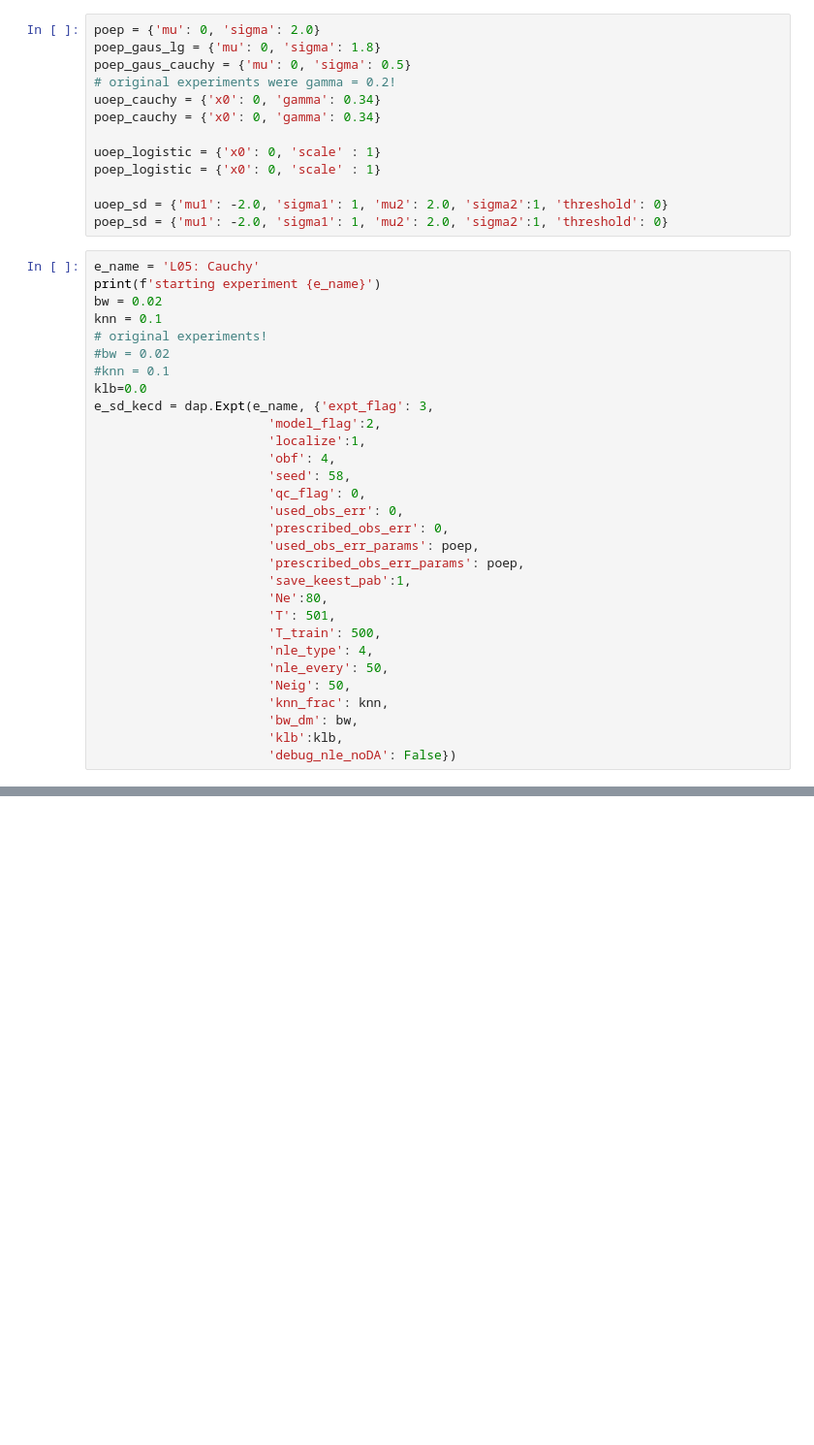
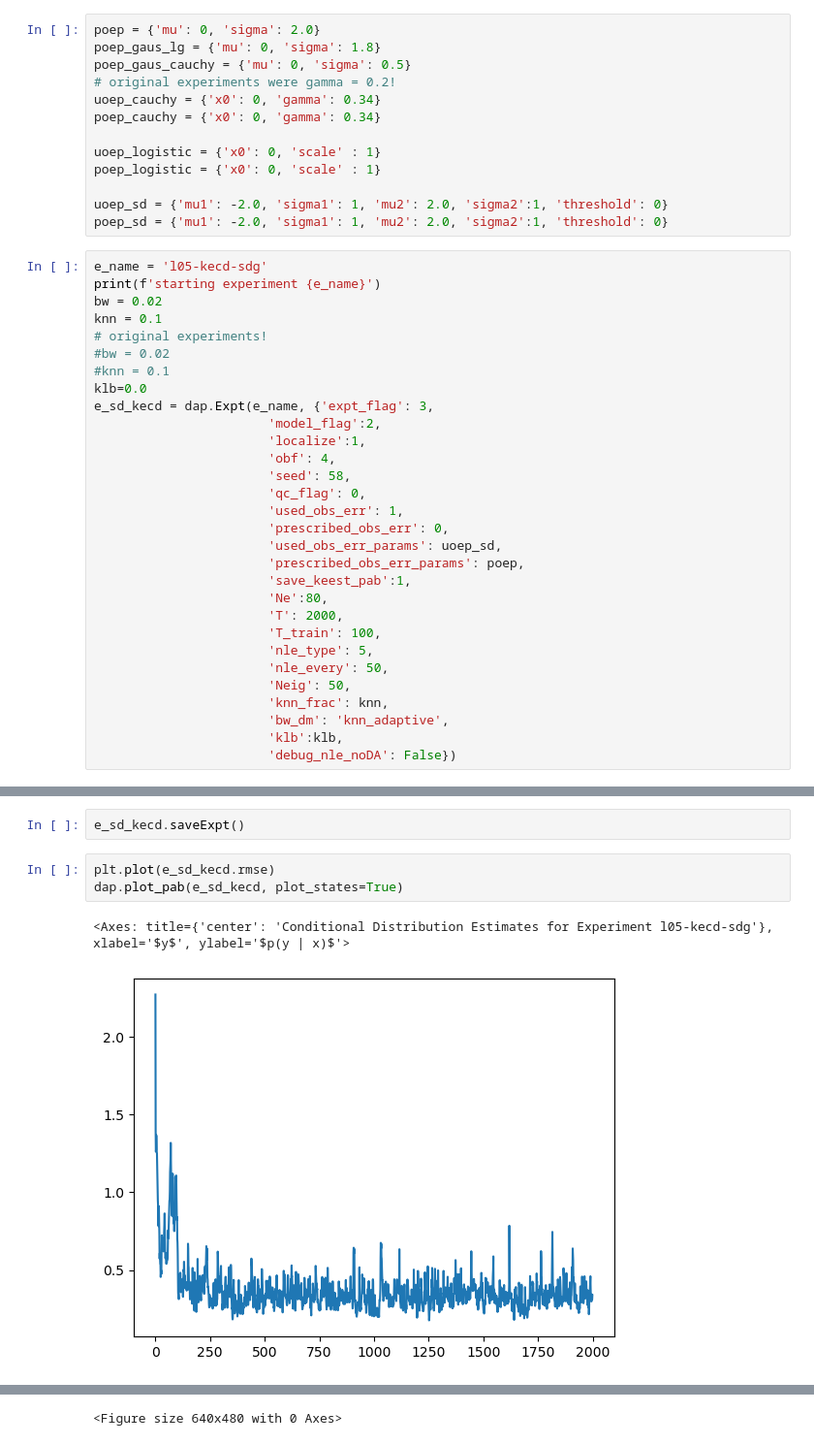
Before and after one commit to hsanter/DAPyr-nle, a Jupyter notebook: src/notebooks/SanterPoterjoy26.ipynb, the cells around one changed output, grey strips where cells are left out. Shown at 97% size. Drawn from its saved outputs; the diff is of its cells as text; blank space fills up the shorter version.

Commit message:
assimilating small scale obs with known H with decent skill - still need to see if i can match jon's experiments well.

```diff
--- a/src/notebooks/SanterPoterjoy26.ipynb
+++ b/src/notebooks/SanterPoterjoy26.ipynb
@@ -28,7 +28,7 @@ poep_logistic = {'x0': 0, 'scale' : 1}
 uoep_sd = {'mu1': -2.0, 'sigma1': 1, 'mu2': 2.0, 'sigma2':1, 'threshold': 0}
 poep_sd = {'mu1': -2.0, 'sigma1': 1, 'mu2': 2.0, 'sigma2':1, 'threshold': 0}
 # %%
-e_name = 'L05: Cauchy'
+e_name = 'l05-kecd-sdg'
 print(f'starting experiment {e_name}')
 bw = 0.02
 knn = 0.1
@@ -42,19 +42,19 @@ e_sd_kecd = dap.Expt(e_name, {'expt_flag': 3,
                        'obf': 4,
                        'seed': 58,
                        'qc_flag': 0,
-                       'used_obs_err': 0,
+                       'used_obs_err': 1,
                        'prescribed_obs_err': 0,
-                       'used_obs_err_params': poep,
+                       'used_obs_err_params': uoep_sd,
                        'prescribed_obs_err_params': poep,
                        'save_keest_pab':1,
                        'Ne':80,
-                       'T': 501,
-                       'T_train': 500,
-                       'nle_type': 4,
+                       'T': 2000,
+                       'T_train': 100,
+                       'nle_type': 5,
                        'nle_every': 50,
                        'Neig': 50,
                        'knn_frac': knn,
-                       'bw_dm': bw,
+                       'bw_dm': 'knn_adaptive',
                        'klb':klb,
                        'debug_nle_noDA': False})
 # %% [output]
@@ -83,0 +87,8 @@ starting e sd gaus
+# %%
+e_sd_kecd.saveExpt()
+# %%
+plt.plot(e_sd_kecd.rmse)
+dap.plot_pab(e_sd_kecd, plot_states=True)
+# %% [output]
+<Axes: title={'center': 'Conditional Distribution Estimates for Experiment l05-kecd-sdg'}, xlabel='$y$', ylabel='$p(y | x)$'>
+[figure, added]
@@ -83,0 +96 @@ starting e sd gaus
+<Figure size 640x480 with 0 Axes>
```
Also changed, not shown: parts of 19 cells of this notebook, 3 other files.
